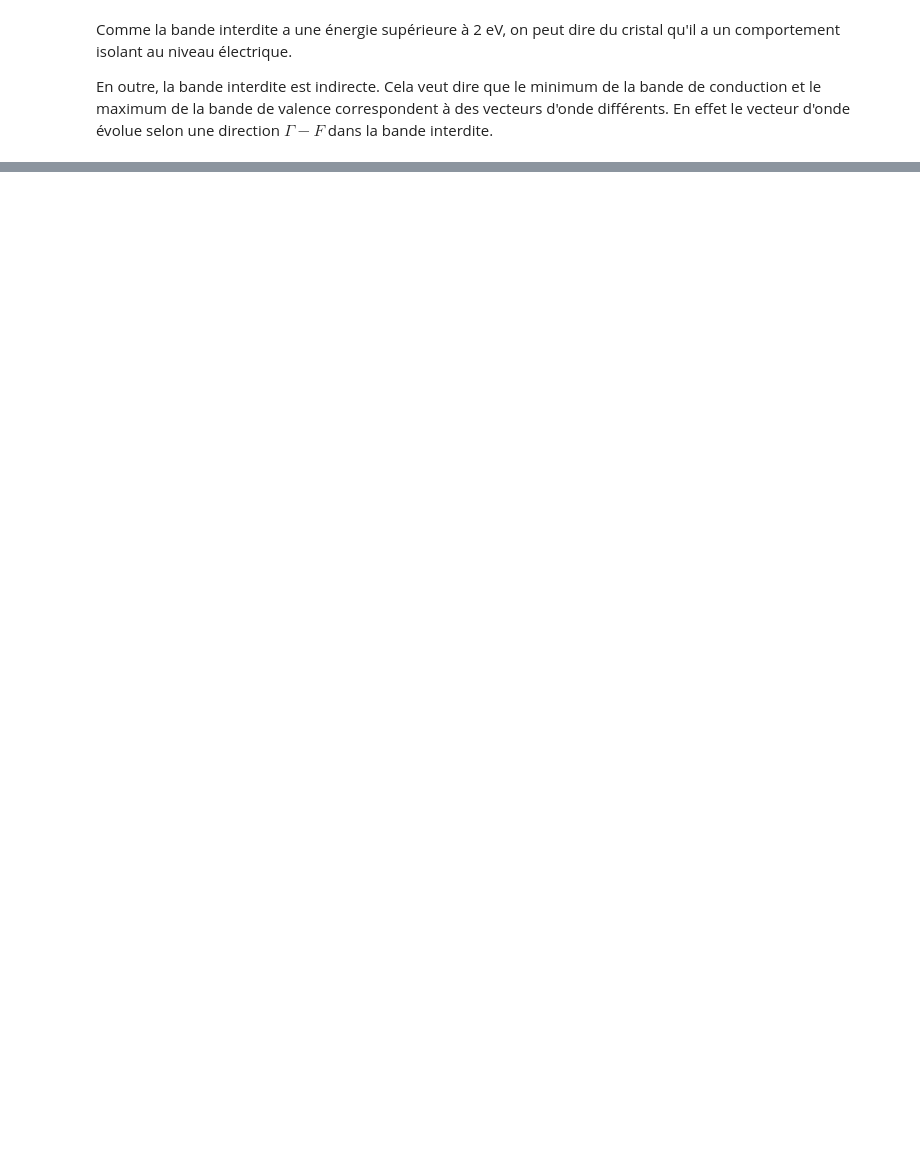
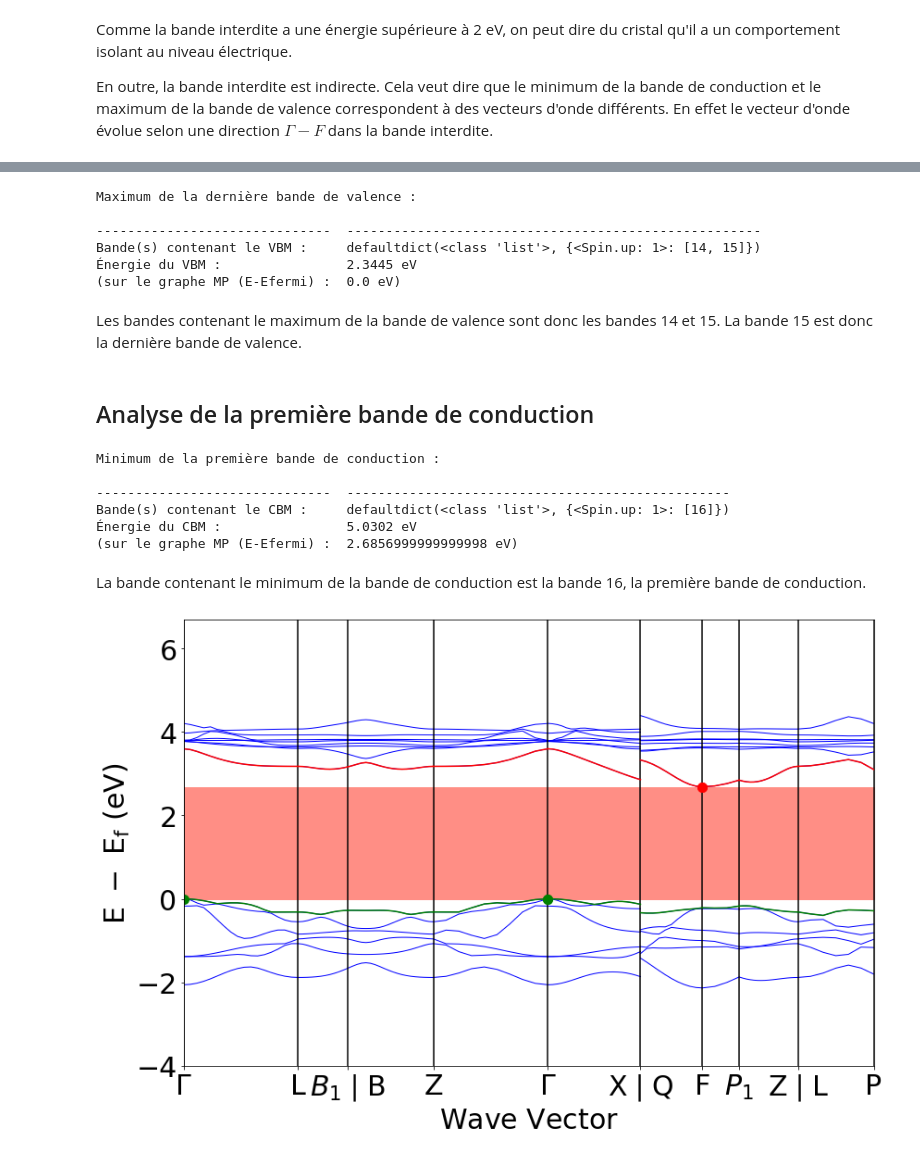
Before and after one commit to anmoureaux/lmapr1492, a Jupyter notebook: bands.ipynb, the cells around one changed output, grey strips where cells are left out. Saved outputs shown, nothing was run; the diff lists cells and outputs as text; code cells hidden in the pictures; blank space fills up the shorter version.

Commit message:
edit bands.ipynb (add dispersion)

```diff
--- a/bands.ipynb
+++ b/bands.ipynb
@@ -15,3 +22,15 @@ bandstructure = m.get_bandstructure_by_material_id("mp-9361")
+# %%
+#initialisation des données et variables utiles par la suite
+plot = plotter.BSPlotter(bandstructure)
+data = plot.bs_plot_data()
+zero_energy = data.get('zero_energy')
+distance = data.get('ticks').get('distance')
+labels = data.get('ticks').get('label')
+distances = data.get('distances')
+energy = data.get('energy')
+bandgap = bandstructure.get_band_gap()
+vbmData = bandstructure.get_vbm()
+cbmData = bandstructure.get_cbm()
 # %% [markdown]
 ## Analyse de la bande interdite
 # %%
@@ -30,0 +52,51 @@ En outre, la bande interdite est indirecte. Cela veut dire que le minimum de la
+# %%
+print("Maximum de la dernière bande de valence : ")
+print(tabulate([["Bande(s) contenant le VBM : ",str(vbmData.get('band_index'))],
+	            ["Énergie du VBM : ",str(vbmData.get('energy'))+" eV"],
+	            ["(sur le graphe MP (E-Efermi) : ",str(vbmData.get('energy')-zero_energy)+" eV)"]],
+	            headers=["",""]))
+# %% [output]
+Maximum de la dernière bande de valence :
+
+------------------------------  -----------------------------------------------------
+Bande(s) contenant le VBM :     defaultdict(<class 'list'>, {<Spin.up: 1>: [14, 15]})
+Énergie du VBM :                2.3445 eV
+(sur le graphe MP (E-Efermi) :  0.0 eV)
+# %% [markdown]
+Les bandes contenant le maximum de la bande de valence sont donc les bandes 14 et 15. La bande 15 est donc la dernière bande de valence.
+# %% [markdown]
+## Analyse de la première bande de conduction
+# %%
+print("Minimum de la première bande de conduction : ")
+print(tabulate([["Bande(s) contenant le CBM : ",str(cbmData.get('band_index'))],
+	            ["Énergie du CBM : ",str(cbmData.get('energy'))+" eV"],
+	            ["(sur le graphe MP (E-Efermi) : ",str(cbmData.get('energy')-zero_energy)+" eV)"]],
+	            headers=["",""]))
+# %% [output]
+Minimum de la première bande de conduction :
+
+------------------------------  -------------------------------------------------
+Bande(s) contenant le CBM :     defaultdict(<class 'list'>, {<Spin.up: 1>: [16]})
+Énergie du CBM :                5.0302 eV
+(sur le graphe MP (E-Efermi) :  2.6856999999999998 eV)
+# %% [markdown]
+La bande contenant le minimum de la bande de conduction est la bande 16, la première bande de conduction.
+# %%
+#affichage de la structure de bandes électroniques
+plot.get_plot()
+plt.fill_between(np.linspace(distance[0],distance[-1],500),
+	0,bandgap.get('energy'),color="#FF8E85")
+for i in range(len(distances)):
+	plt.plot(distances[i],energy[i].get('1')[15],'g')
+for i in range(len(distances)):
+	plt.plot(distances[i],energy[i].get('1')[16],'r')
+cbms = data.get('cbm')
+for i in range(len(cbms)):
+	(a,b) = cbms[i]
+	plt.plot(a,b,'or',markersize=10)
+vbms = data.get('vbm')
+for i in range(len(vbms)):
+	(a,b) = vbms[i]
+	plt.plot(a,b,'og',markersize=10)
+# %% [output]
+[figure, added]
```
Also changed, not shown: parts of 9 cells of this notebook.
